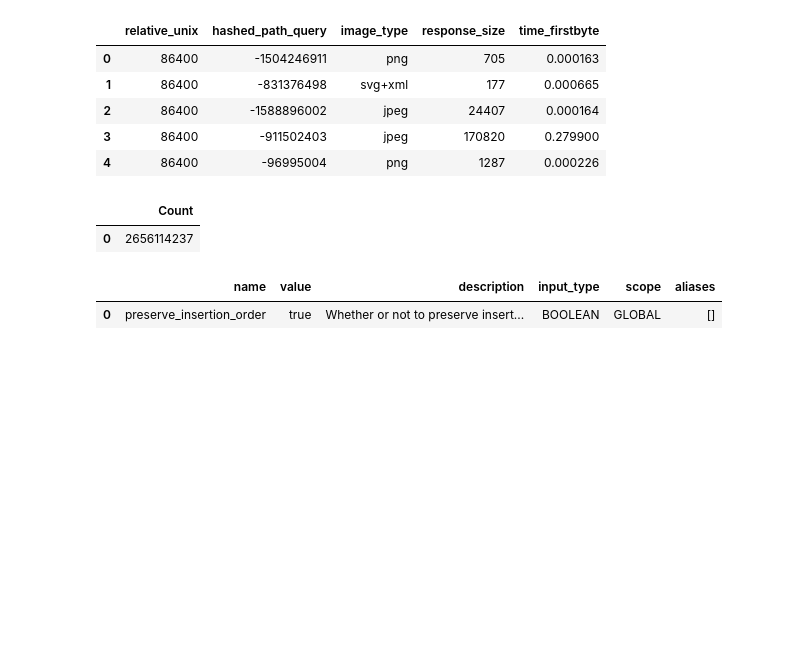
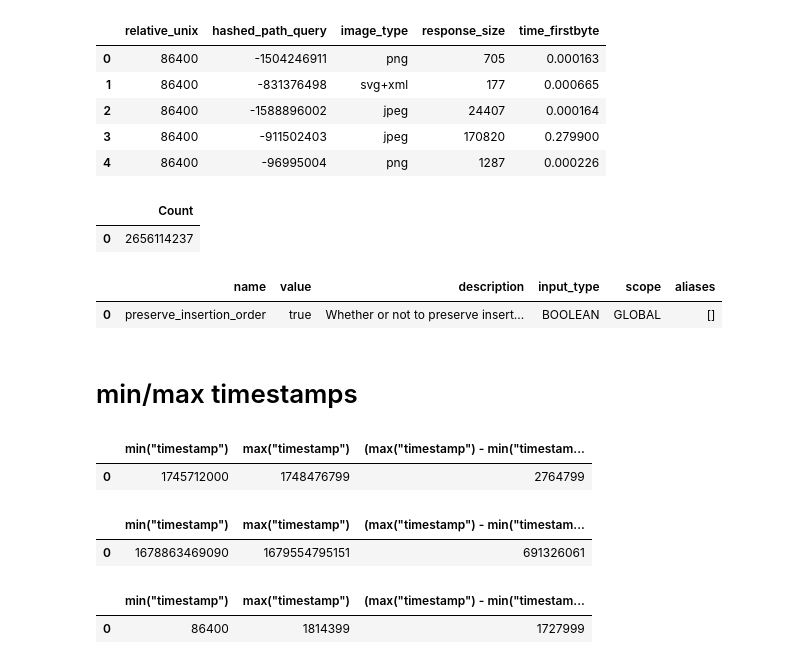
Before and after one commit to IsaacKhor/speculative_revalidation, a Jupyter notebook: analysis/processing.ipynb, the cells around one changed output. Cells and saved outputs as stored; diff of their text form; code cells hidden in the pictures; blank space fills up the shorter version.

```diff
--- a/analysis/processing.ipynb
+++ b/analysis/processing.ipynb
@@ -198,3 +214,29 @@ con.execute("select * from duckdb_settings() where name = 'preserve_insertion_or
 # %% [output]
 |  | name | value | description | input_type | scope | aliases |
 | 0 | preserve_insertion_order | true | Whether or not to preserve insert... | BOOLEAN | GLOBAL | [] |
+# %% [markdown]
+# min/max timestamps
+# %%
+q("""
+select min(timestamp), max(timestamp), max(timestamp) - min(timestamp)
+from '../traces/cf/**/*.parquet'
+""")
+# %% [output]
+|  | min("timestamp") | max("timestamp") | (max("timestamp") - min("timestam... |
+| 0 | 1745712000 | 1748476799 | 2764799 |
+# %%
+q("""
+select min(timestamp), max(timestamp), max(timestamp) - min(timestamp)
+from '../traces/fb23/**/*.parquet'
+""")
+# %% [output]
+|  | min("timestamp") | max("timestamp") | (max("timestamp") - min("timestam... |
+| 0 | 1678863469090 | 1679554795151 | 691326061 |
+# %%
+q("""
+select min(timestamp), max(timestamp), max(timestamp) - min(timestamp)
+from '../traces/wm/**/*.parquet'
+""")
+# %% [output]
+|  | min("timestamp") | max("timestamp") | (max("timestamp") - min("timestam... |
+| 0 | 86400 | 1814399 | 1727999 |
```
Also changed, not shown: parts of 1 cell of this notebook, 13 other files.
